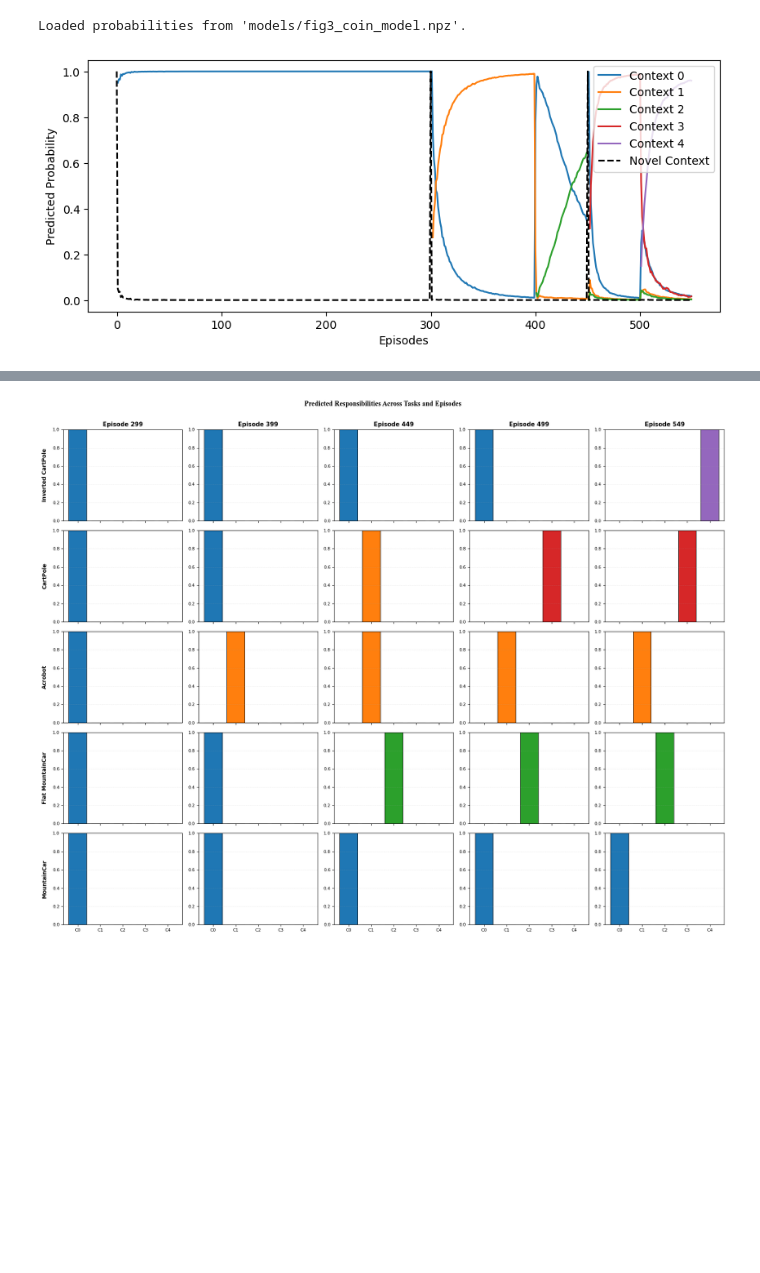
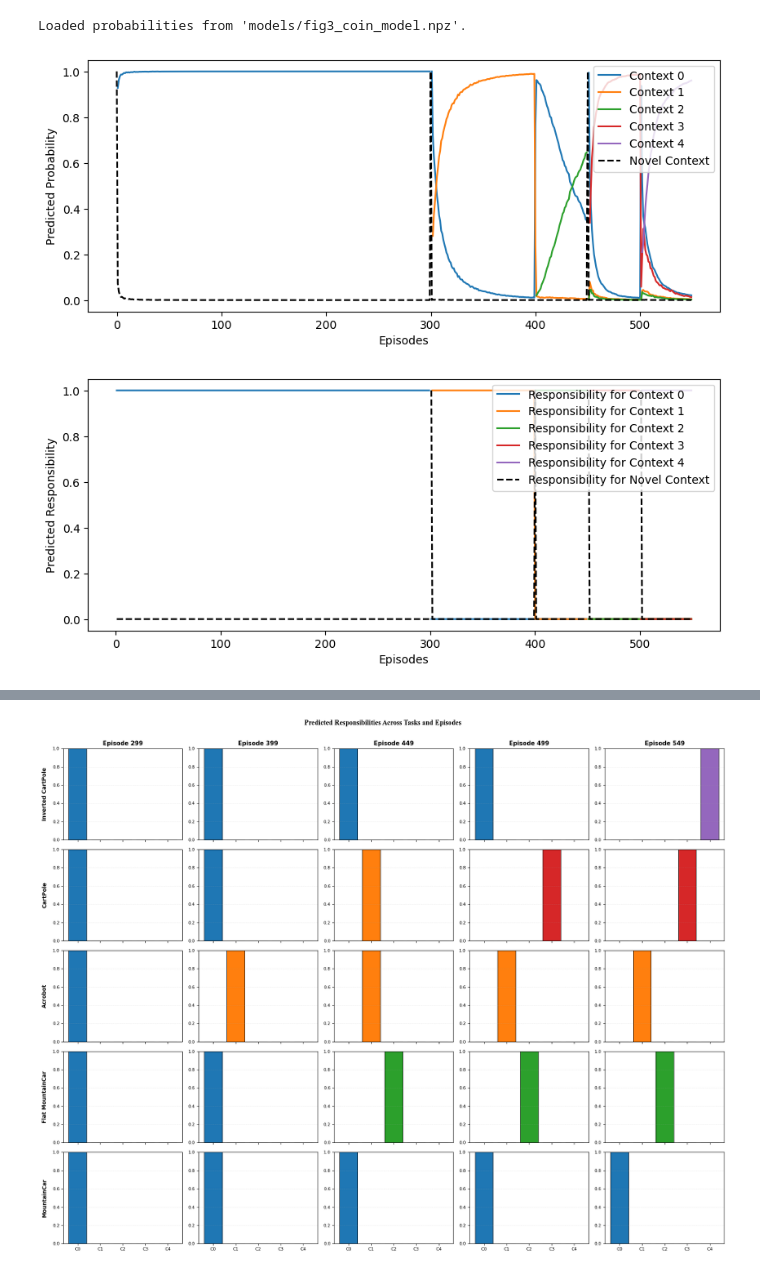
Before and after one commit to RichieRich2569/COINRL, a Jupyter notebook: figures.ipynb, the cells around one changed output, grey strips where cells are left out. Drawn from its saved outputs; the diff is of its cells as text; code cells hidden in the pictures; blank space fills up the shorter version.

```diff
--- a/figures.ipynb
+++ b/figures.ipynb
@@ -1170,7 +1169,7 @@ This section now trains the same model on a few different systems, limited by to
 
 Note that these are only done for convenience. The size of the relative noise can greatly affect how COIN groups these **tasks** into **contexts**. A complete implementation of this system would explore how this unique variable (or a multivariate extension) are defined, through a combination of exploring the _dynamics_ as well as _reward_ of the system (perhaps with an _AutoEncoder_ setup). We also define **visual cues**, as according to COIN: $$\text{Cue}:\,\begin{cases}1 & \text{if \textbf{task} CartPole or Inverted CartPole} \\ 2 & \text{if \textbf{task} Acrobot} \\ 3 & \text{if \textbf{task} Flat MountainCar or MountainCar} \end{cases}$$
 # %%
-TRAIN = True
+TRAIN = False
 
 # Define our COIN data
 s = np.concatenate([
@@ -1356,7 +1355,7 @@ else:
     # Load training returns
     if os.path.exists(DATA_PATH):
         data = np.load(DATA_PATH, allow_pickle=True)
-        single_policy_randomized_mean_returns = data['single_policy_randomized_mean_returns'].item()
+        single_policy_randomized_mean_returns = data['single_policy_randomized_mean_returns']
         single_policy_randomized_performances = data['single_policy_randomized_performances'].item()
         single_policy_randomized_mean_performance = data['single_policy_randomized_mean_performance'].item()
         print(f"Loaded training returns from '{DATA_PATH}'.")
@@ -1407,6 +1390,7 @@ We here train a COIN-PPO model while evaluating performance through the five tas
 Evaluation omits the novel context in expectation to ensured learned information is used.
 # %%
 # Define train tasks
+TRAIN = False
 
 # Define our COIN data
 s = np.concatenate([
@@ -1467,6 +1451,9 @@ if TRAIN:
 
     p_contexts = coin_model.get_predicted_probabilities(output)
 
+    known_resp, novel_resp = coin_model.get_responsibilities(output)
+    resp = np.concatenate([known_resp, novel_resp[:, None]], axis=1)
+
     pred_resp = coin_model.get_predicted_responsibilities(output, np.array([-2, -1, 0, 1, 2]))
 
     # Ensure COIN probabilities are of the right form
@@ -1476,15 +1463,14 @@ if TRAIN:
     p_contexts[:,-1] = 1 - np.sum(p_temp[:,:-1], axis=1)
 
     # Save coin model output
-    np.savez(COIN_PATH, p_contexts=p_contexts, pred_resp=pred_resp)
+    np.savez(COIN_PATH, p_contexts=p_contexts, resp=resp, pred_resp=pred_resp)
 else:
     # Load the saved results from the training
     if os.path.exists(COIN_PATH):
         data = np.load(COIN_PATH)
         p_contexts = data['p_contexts']
+        resp = data['resp']
         pred_resp = data['pred_resp']
-        known_c_resp = p_contexts[:,:-1]
-        novel_c_resp = p_contexts[:,-1]
         print(f"Loaded probabilities from '{COIN_PATH}'.")
     else:
         raise FileNotFoundError(f"No saved probabilities found at '{COIN_PATH}'.")
@@ -1493,15 +1479,26 @@ Loaded probabilities from 'models/fig3_coin_model.npz'.
 # %%
 # Plot probabilities
 fig, ax = plt.subplots(figsize=(10,4))
 for c in range(p_contexts.shape[1] - 1):
     ax.plot(p_contexts[:,c], label=f"Context {c}")
 ax.plot(p_contexts[:,-1], label="Novel Context", linestyle="--", color="black")
 ax.set_xlabel("Episodes")
 ax.set_ylabel("Predicted Probability")
 ax.legend(loc="upper right")
 plt.show()
+
+# Plot responsibilities
+fig, ax = plt.subplots(figsize=(10,4))
+for c in range(resp.shape[1] - 1):
+    ax.plot(resp[:,c], label=f"Responsibility for Context {c}")
+ax.plot(resp[:,-1], label="Responsibility for Novel Context", linestyle="--", color="black")
+ax.set_xlabel("Episodes")
+ax.set_ylabel("Predicted Responsibility")
+ax.legend(loc="upper right")
+plt.show()
 # %% [output]
-[figure, old version]
+[figure, new version]
+[figure, added]
 # %%
 # Create 5 bar plots showing context probabilities at specific episodes
 fig, axes = plt.subplots(1, 5, figsize=(16, 3))
```
Also changed, not shown: parts of 13 cells of this notebook, 15 other files.
